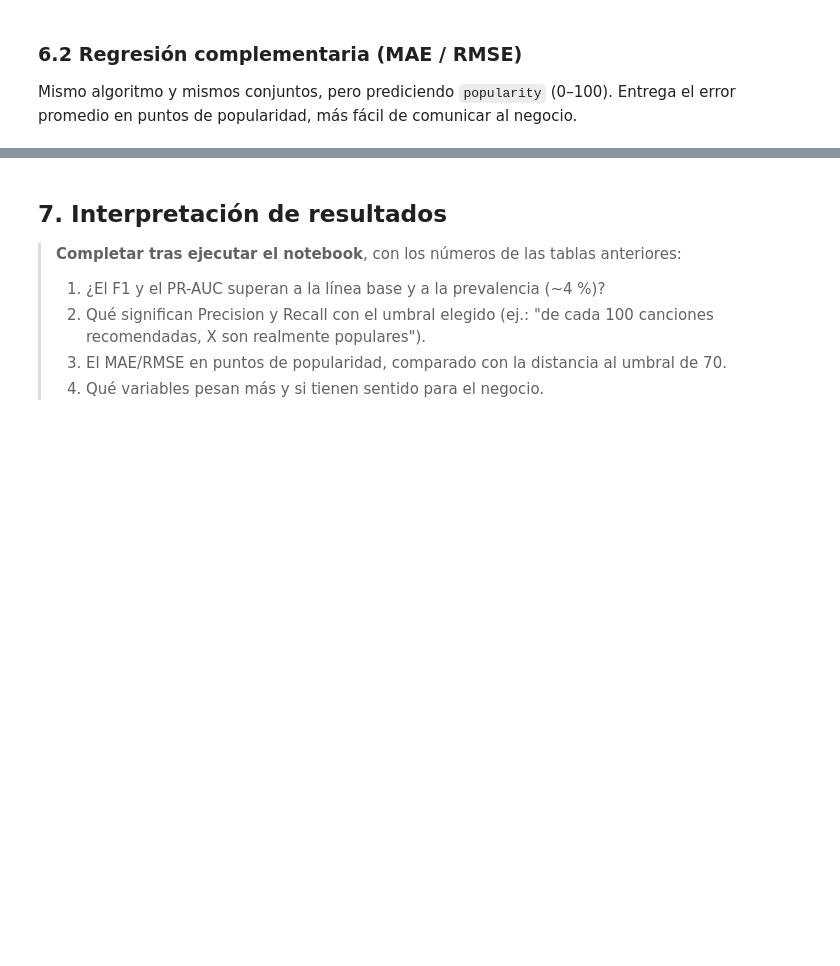
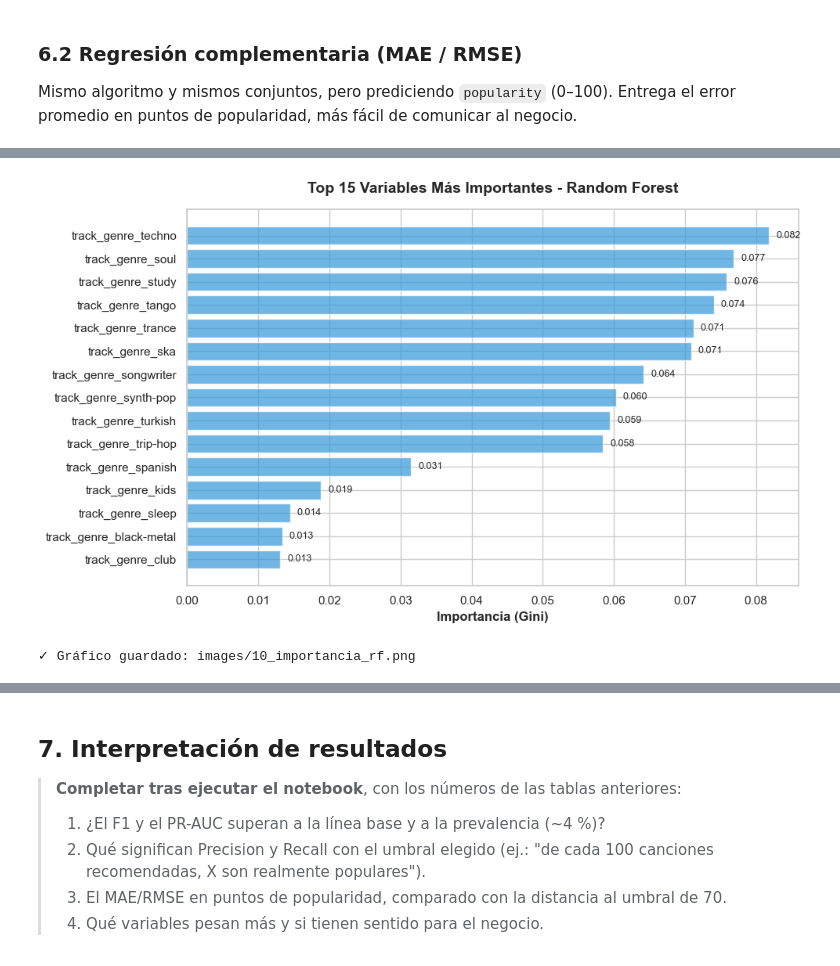
Before and after one commit to BastianEd/ML-Spotify_Models_Predictions, a Jupyter notebook: notebooks/EDA.ipynb, the cells around one changed output, grey strips where cells are left out. Saved outputs shown, nothing was run; the diff lists cells and outputs as text; code cells hidden in the pictures; blank space fills up the shorter version.

```diff
--- a/notebooks/EDA.ipynb
+++ b/notebooks/EDA.ipynb
@@ -331,0 +574,71 @@ print("Modelos guardados en:", MODELS_DIR.resolve())
+# %%
+# ============================================================================
+# IMPORTANCIA DE VARIABLES: RANDOM FOREST
+# ============================================================================
+# Este código extrae y visualiza qué variables de audio son más importantes
+# según Random Forest, permitiendo comparar con XGBoost.
+# NOTA: Como aplicamos One-Hot Encoding, necesitamos obtener los nombres
+# correctos de todas las columnas codificadas.
+
+# Obtener nombres de columnas después del One-Hot Encoding
+# El preprocessor ya fue ajustado en la celda anterior
+columnas_codificadas = list(preprocessor.transform(X_train).columns) if hasattr(preprocessor.transform(X_train), 'columns') else None
+
+# Si no tiene atributo columns, construir manualmente
+if columnas_codificadas is None:
+    # Obtener nombres de columnas categóricas codificadas
+    cat_encoder = preprocessor.named_transformers_['cat']
+    cat_columnas = list(cat_encoder.get_feature_names_out(categorical_cols))
+    # Combinar con columnas numéricas
+    columnas_codificadas = list(X_train[numeric_cols].columns) + cat_columnas
+
+print(f"Total de variables codificadas: {len(columnas_codificadas)}")
+print(f"  - Variables numéricas: {len(numeric_cols)}")
+print(f"  - Variables categóricas (one-hot): {len(columnas_codificadas) - len(numeric_cols)}")
+
+# Extracción de importancias (Gini importance)
+importancias_rf = pd.DataFrame({
+    'Variable': columnas_codificadas,
+    'Importancia': rf_clf.feature_importances_
+}).sort_values('Importancia', ascending=False)
+
+print("\nTOP 10 VARIABLES MÁS IMPORTANTES (Random Forest):")
+print("=" * 50)
+print(importancias_rf.head(10).to_string(index=False))
+
+# Visualización comparativa
+fig, ax = plt.subplots(figsize=(10, 6))
+
+# Limitar a top 15 para mejor visualización
+top_n = 15
+top_vars = importancias_rf.head(top_n)
+
+bars = ax.barh(
+    range(len(top_vars)),
+    top_vars['Importancia'],
+    color='#3498db',
+    alpha=0.7
+)
+
+ax.set_yticks(range(len(top_vars)))
+ax.set_yticklabels(top_vars['Variable'], fontsize=11)
+ax.set_xlabel('Importancia (Gini)', fontsize=12, fontweight='bold')
+ax.set_title(f'Top {top_n} Variables Más Importantes - Random Forest',
+             fontsize=14, fontweight='bold', pad=15)
+ax.invert_yaxis()  # Invertir para que la más importante esté arriba
+
+# Agregar valores numéricos en las barras
+for i, (idx, row) in enumerate(top_vars.iterrows()):
+    ax.text(
+        row['Importancia'] + 0.001,
+        i,
+        f"{row['Importancia']:.3f}",
+        va='center',
+        fontsize=9
+    )
+
+plt.tight_layout()
+plt.savefig(IMG_DIR / "10_importancia_rf.png", dpi=120, bbox_inches='tight')
+plt.show()
+print(f"\n✓ Gráfico guardado: images/10_importancia_rf.png")
+# %% [output]
@@ -331,0 +662,2 @@ print("Modelos guardados en:", MODELS_DIR.resolve())
+[figure, added]
+✓ Gráfico guardado: images/10_importancia_rf.png
```
Also changed, not shown: parts of 24 cells of this notebook, 5 other files.
